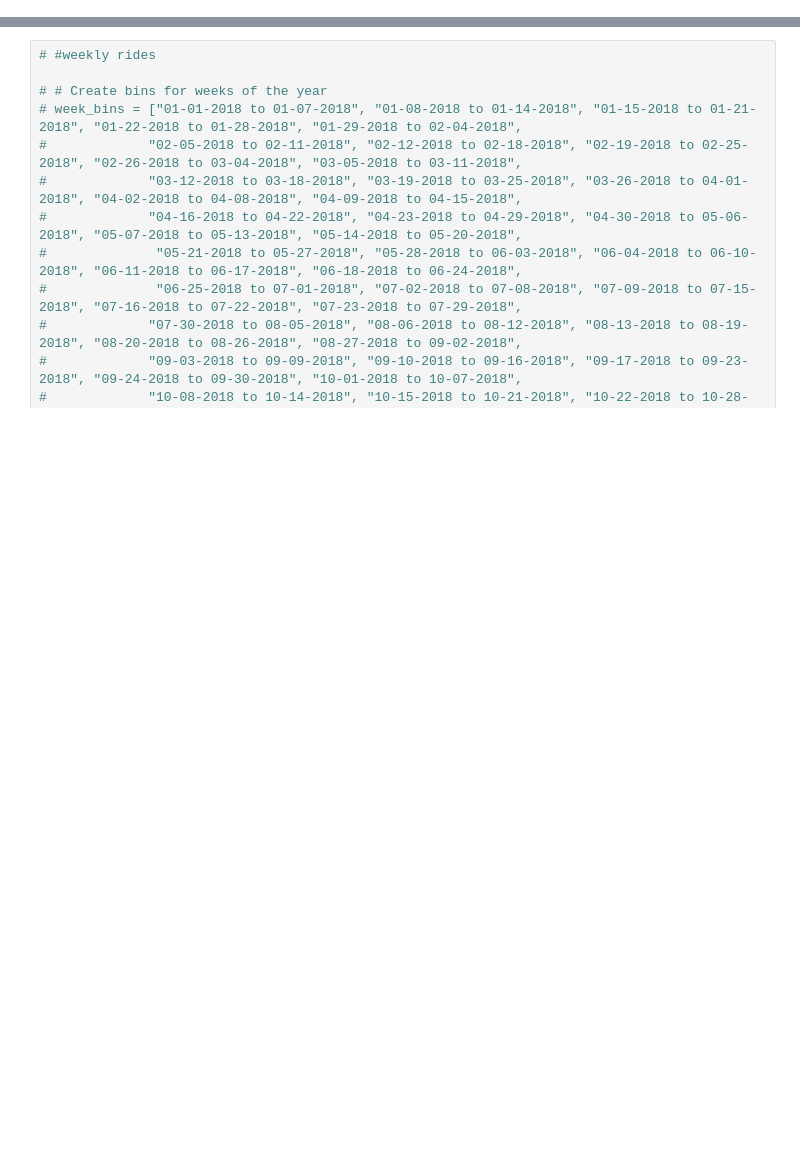
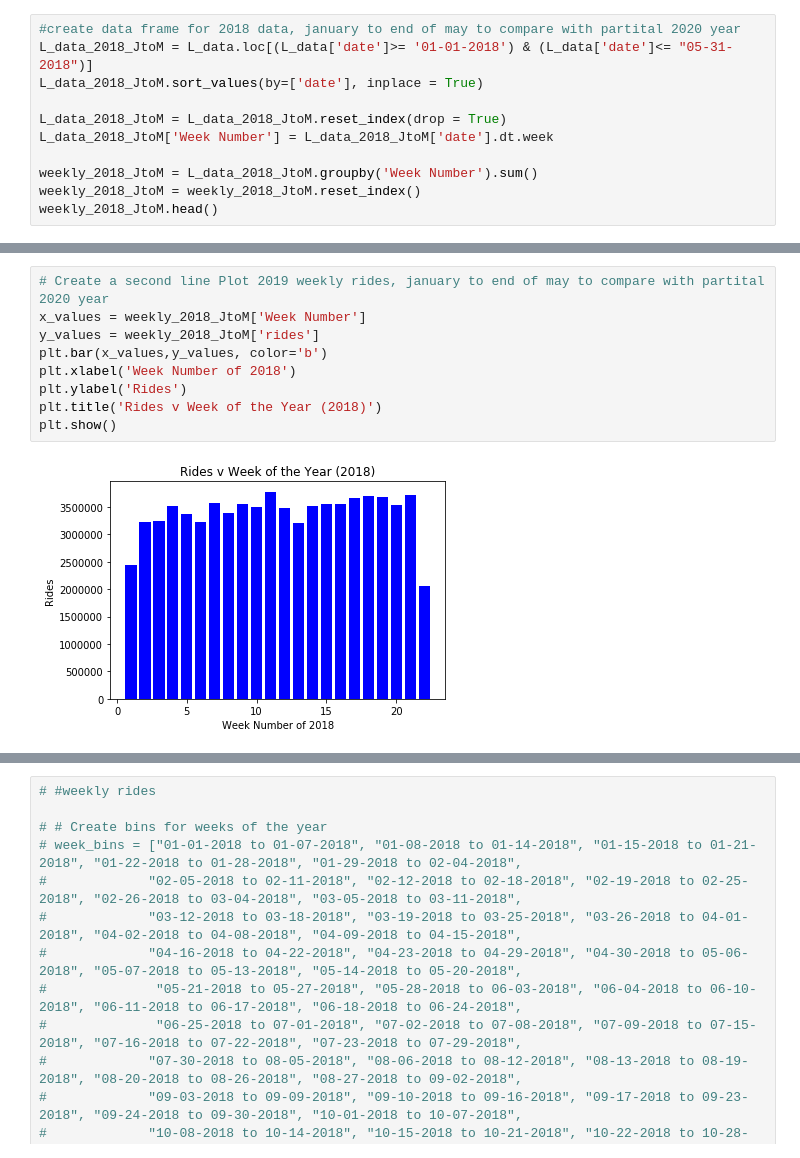
Before and after one commit to cdfencing/Project-I, a Jupyter notebook: Seasonal_ridership.ipynb, the cells around one changed output, grey strips where cells are left out. Drawn from its saved outputs; the diff is of its cells as text; blank space fills up the shorter version.

```diff
--- a/Seasonal_ridership.ipynb
+++ b/Seasonal_ridership.ipynb
@@ -56,0 +66,11 @@ L_data_2018.head()
+# %%
+#create data frame for 2018 data, january to end of may to compare with partital 2020 year
+L_data_2018_JtoM = L_data.loc[(L_data['date']>= '01-01-2018') & (L_data['date']<= "05-31-2018")]
+L_data_2018_JtoM.sort_values(by=['date'], inplace = True)
+
+L_data_2018_JtoM = L_data_2018_JtoM.reset_index(drop = True)
+L_data_2018_JtoM['Week Number'] = L_data_2018_JtoM['date'].dt.week
+
+weekly_2018_JtoM = L_data_2018_JtoM.groupby('Week Number').sum()
+weekly_2018_JtoM = weekly_2018_JtoM.reset_index()
+weekly_2018_JtoM.head()
@@ -56,0 +88,11 @@ L_data_2018.head()
+# %%
+# Create a second line Plot 2019 weekly rides, january to end of may to compare with partital 2020 year
+x_values = weekly_2018_JtoM['Week Number']
+y_values = weekly_2018_JtoM['rides']
+plt.bar(x_values,y_values, color='b')
+plt.xlabel('Week Number of 2018')
+plt.ylabel('Rides')
+plt.title('Rides v Week of the Year (2018)')
+plt.show()
+# %% [output]
+[figure, added]
```
Also changed, not shown: parts of 16 cells of this notebook.
